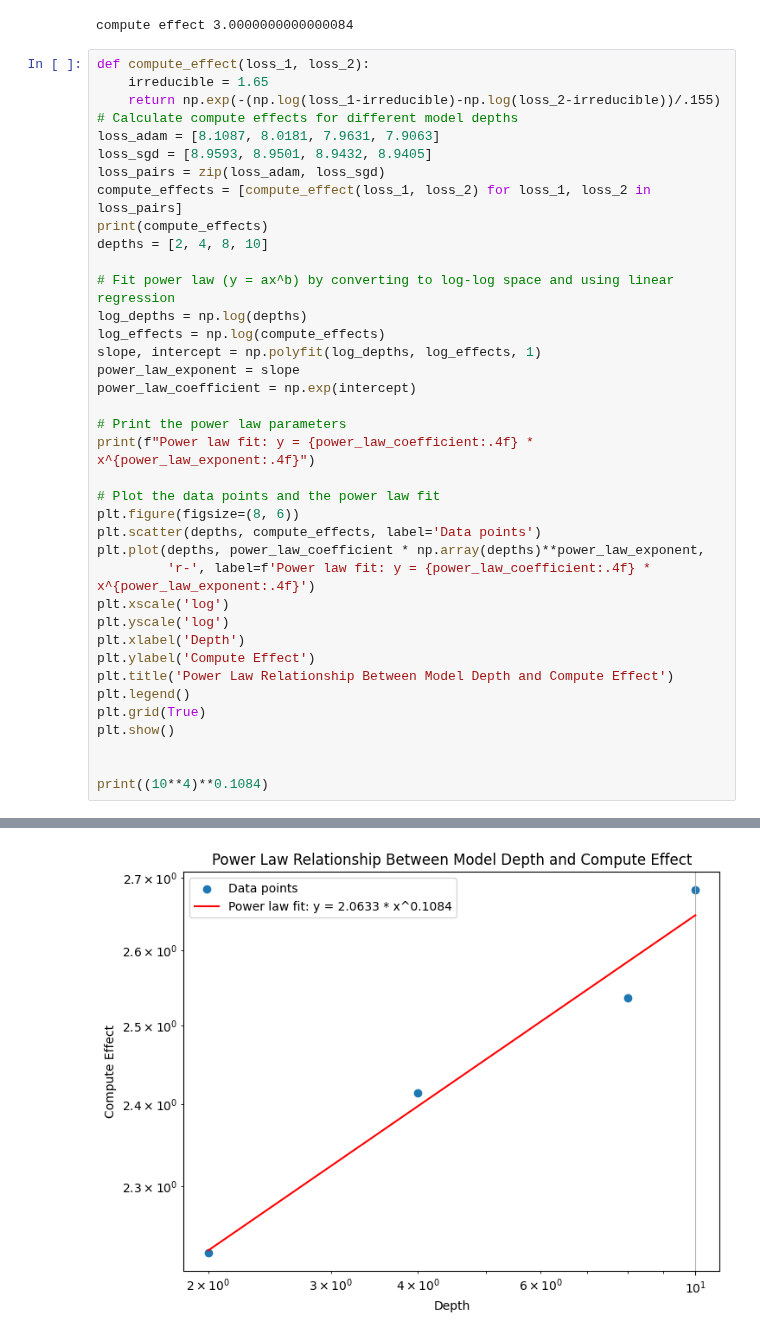
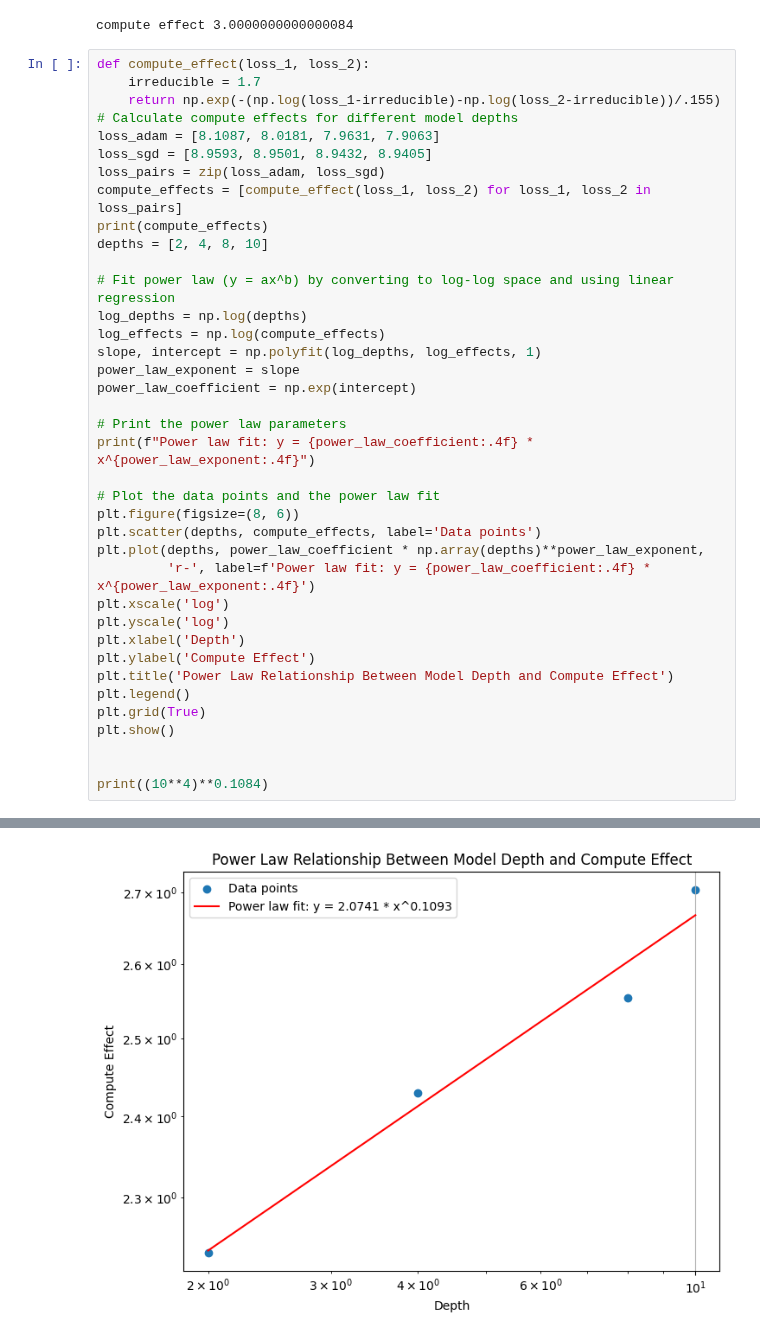
Before and after one commit to hansgundlach/Experimental_Progress, a Jupyter notebook: experiment_analysis.ipynb, the cells around one changed output, grey strips where cells are left out. Drawn from its saved outputs; the diff is of its cells as text.

```diff
--- a/experiment_analysis.ipynb
+++ b/experiment_analysis.ipynb
@@ -113,7 +113,7 @@ print("compute effect", np.exp(diff))
 compute effect 3.0000000000000084
 # %%
 def compute_effect(loss_1, loss_2):
-    irreducible = 1.65
+    irreducible = 1.7
     return np.exp(-(np.log(loss_1-irreducible)-np.log(loss_2-irreducible))/.155)
 # Calculate compute effects for different model depths
 loss_adam = [8.1087, 8.0181, 7.9631, 7.9063]
@@ -155,2 +155,2 @@ Power law fit: y = 2.0633 * x^0.1084
-[figure, old version]
+[figure, new version]
 2.7139384876415877
```
Also changed, not shown: parts of 3 cells of this notebook, 2 other files.
